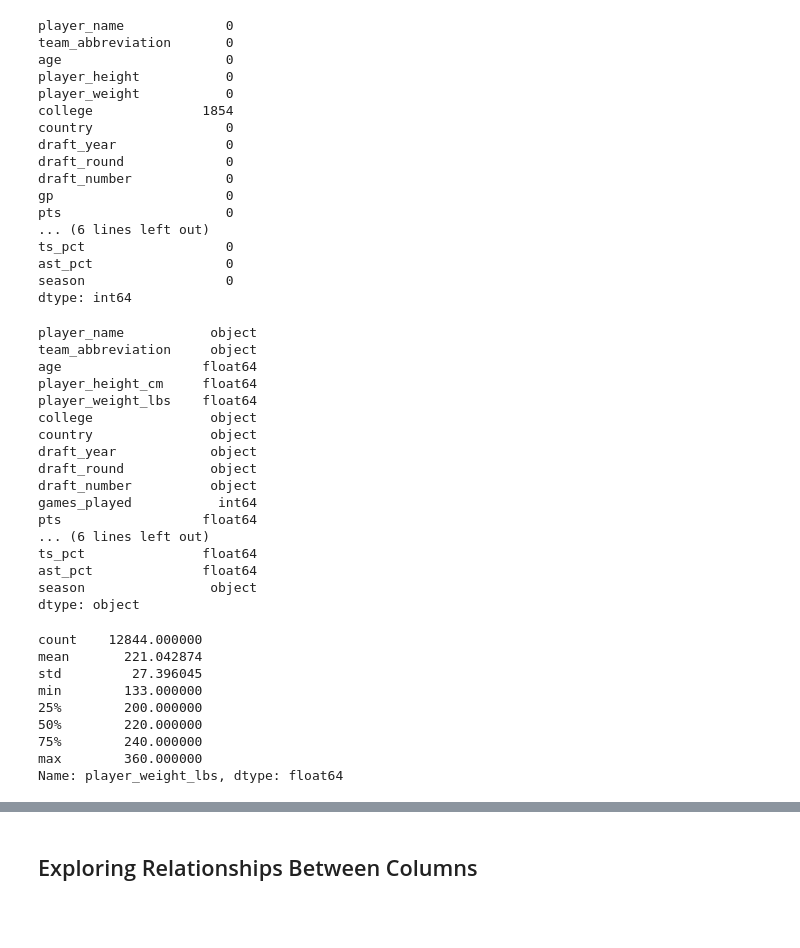
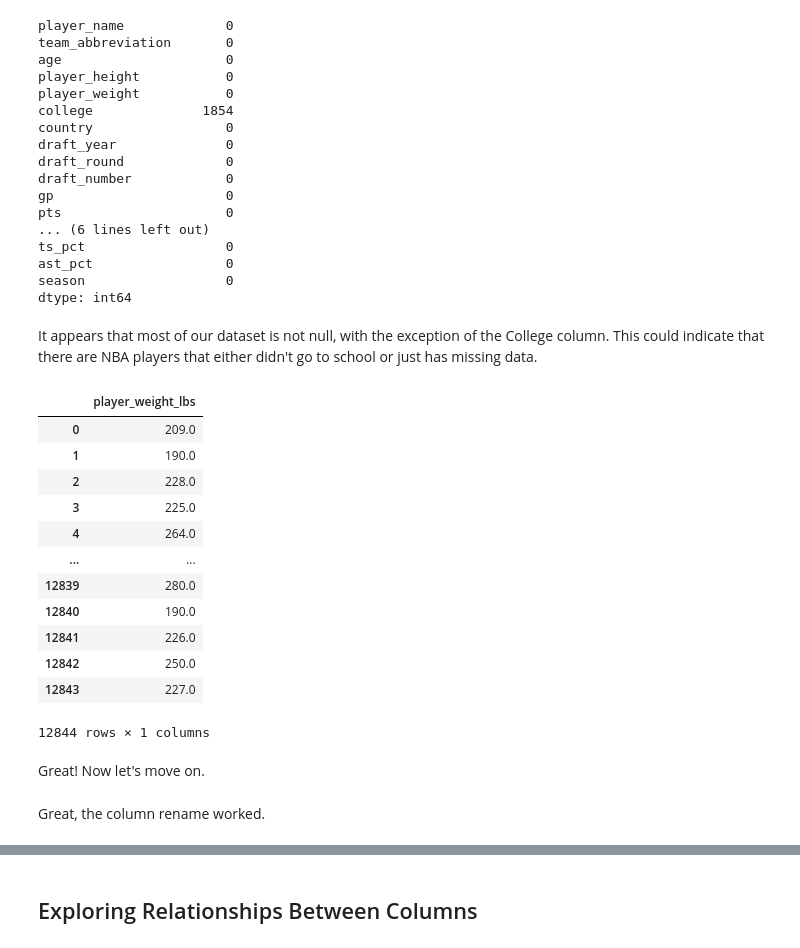
Before and after one commit to Chris-Goyette/Python_DA_Class, a Jupyter notebook: Colab_Notebooks/NBA_data_2_19.ipynb, the cells around one changed output, grey strips where cells are left out. Cells and saved outputs as stored; diff of their text form; code cells hidden in the pictures; blank space fills up the shorter version.

Commit message:
Makes edits to Data Cleaning cells

```diff
--- a/Colab_Notebooks/NBA_data_2_19.ipynb
+++ b/Colab_Notebooks/NBA_data_2_19.ipynb
@@ -133,3 +134,5 @@ ts_pct                  0
 ast_pct                 0
 season                  0
 dtype: int64
+# %% [markdown]
+It appears that most of our dataset is not null, with the exception of the College column. This could indicate that there are NBA players that either didn't go to school or just has missing data.
@@ -136,44 +146,31 @@ dtype: int64
 # %%
-# More cleaning (renaming columns for clarity)
+# Since I converted the weight from kg to lbs I renamed the columns for accuracy.
+
 df = df.rename(columns={
     'player_height':'player_height_cm',
     'player_weight':'player_weight_lbs',
     'gp':'games_played'})
-df.dtypes
-# %% [output]
-player_name           object
-team_abbreviation     object
-age                  float64
-player_height_cm     float64
-player_weight_lbs    float64
-college               object
-country               object
-draft_year            object
-draft_round           object
-draft_number          object
-games_played           int64
-pts                  float64
-... (6 lines left out)
-ts_pct               float64
-ast_pct              float64
-season                object
-dtype: object
-# %%
-# Cleaning
-# Converting player_weight to be in lbs instead of kg (only run this cell once!)
-df['player_weight_lbs'] = df['player_weight_lbs'] * 2.20462
-df['player_weight_lbs'] = df['player_weight_lbs'].round(2)
-df['player_weight_lbs'].describe()
-# %% [output]
-count    12844.000000
-mean       221.042874
-std         27.396045
-min        133.000000
-25%        200.000000
-50%        220.000000
-75%        240.000000
-max        360.000000
-Name: player_weight_lbs, dtype: float64
+# %%
+# Let's confirm the conversion and column rename
+df[['player_weight_lbs']]
+# %% [output]
+|  | player_weight_lbs |
+| 0 | 209.0 |
+| 1 | 190.0 |
+| 2 | 228.0 |
+| 3 | 225.0 |
+| 4 | 264.0 |
+| ... | ... |
+| 12839 | 280.0 |
+| 12840 | 190.0 |
+| 12841 | 226.0 |
+| 12842 | 250.0 |
+| 12843 | 227.0 |
+12844 rows × 1 columns
+# %% [markdown]
+Great! Now let's move on.
+# %% [markdown]
+Great, the column rename worked.
 # %%
 # Converting the following columns into numeric data type:
 
```
Also changed, not shown: parts of 17 cells of this notebook.
